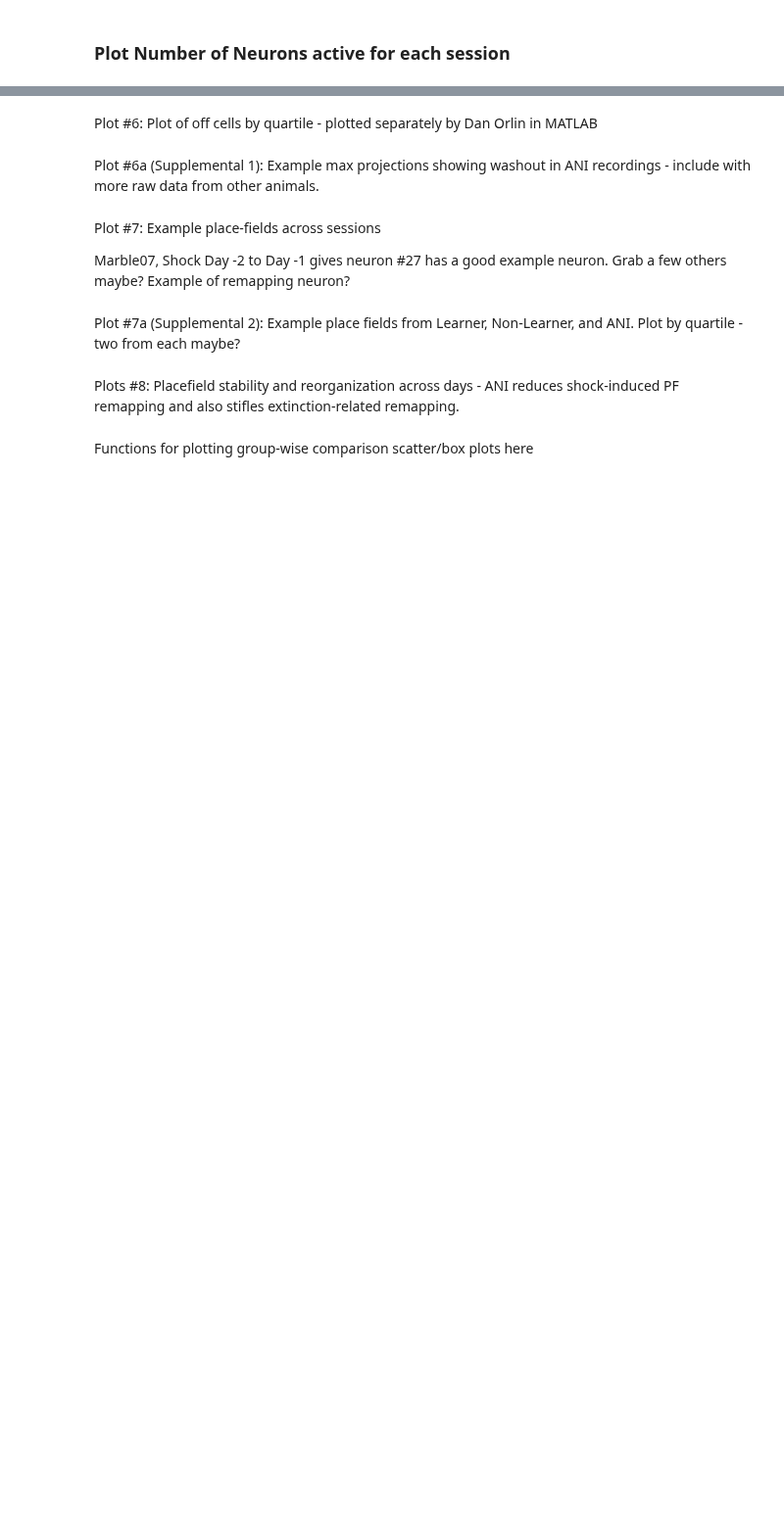
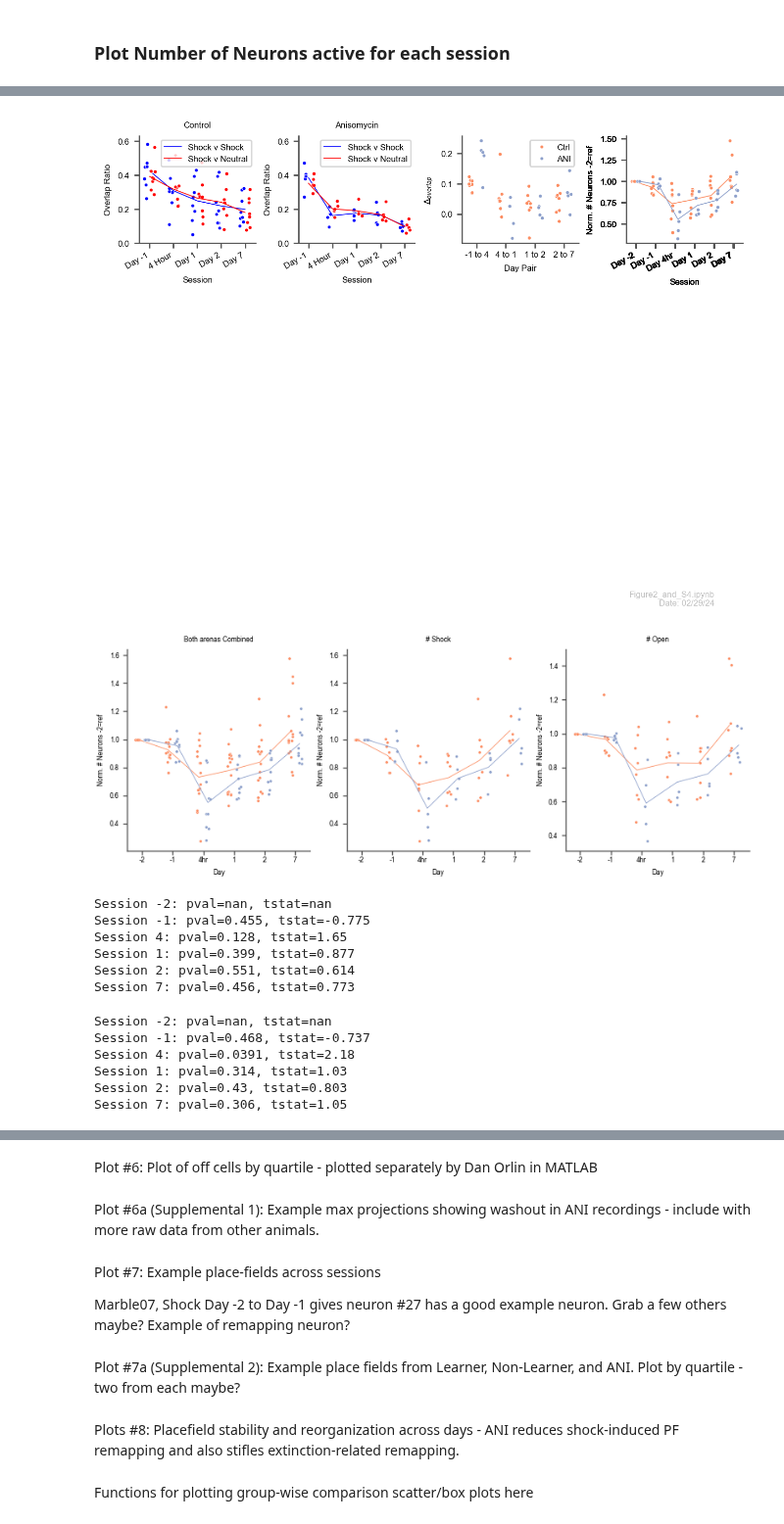
Before and after one commit to nkinsky/Eraser, a Jupyter notebook: Notebooks/Figure2_and_S4-5.ipynb, the cells around one changed output, grey strips where cells are left out. Shown at 98% size. Drawn from its saved outputs; the diff is of its cells as text; code cells hidden in the pictures; blank space fills up the shorter version.

```diff
--- a/Notebooks/Figure2_and_S4-5.ipynb
+++ b/Notebooks/Figure2_and_S4-5.ipynb
@@ -281,28 +353,75 @@ for day_pair in set(dolap_df['day_pair']):
 # %%
-# Aggregate #neurons
+# Aggregate #neurons and plot each
 
 days = [-2, -1, 4, 1, 2, 7]
+norm_sesh_ind = 0 # index of session from days array to normalize to
 
 arenas = ['Shock', 'Open']
-nneurons_comb = []
-for mice in [err.control_mice_good, err.ani_mice_good]:
+nneurons_comb, nneurons_mean_comb, nneurons_open_comb, nneurons_shock_comb = [], [], [], []
+df_list, df_mean_list = [], []
+for mice, grp in zip([err.control_mice_good, err.ani_mice_good], ["Control", "ANI"]):
 
     # # Get overlapping cell ratios for each day/arena using Shock day -2 as a reference
     nneurons = ct.get_group_num_neurons(mice, days=days, arenas=arenas)
+    df_list.append(nneurons_to_df(nneurons, arenas, days, mice, grp, norm_sesh_ind))
+    df_mean_list.append(nneurons_to_df(nneurons.mean(axis=1)[:, None, :], ['Combined'], days, mice, grp, norm_sesh_ind))
     nanimals = nneurons.shape[0]
     nneurons_comb.append(nneurons.reshape(int(2*nanimals), 1, len(days)))  # Combine both areas for each mouse
+    nneurons_mean_comb.append(nneurons.mean(axis=1)[:, None, :])
+    nneurons_shock_comb.append(nneurons[:, 0, :][:, None, :])
+    nneurons_open_comb.append(nneurons[:, 1, :][:, None, :])
+
+nneuron_df = pd.concat(df_list)
+nneuron_mean_df = pd.concat(df_mean_list)
 
 # Now plot - Total #s (un-normalized) plotted in supplemental
 ax_nn_comb, ax_nn_comb_stats = Fig2comb.subplot(444)
-# _, ax_nn_comb = plt.subplots()
+_, ax_nn_mean_comb = plt.subplots(1, 3, figsize=(8, 3))
 pal_use = sns.color_palette(palette='Set2', as_cmap=False)
 pal_use.pop(0)
-for nn, color, jitter in zip(nneurons_comb, pal_use[0:2], (-0.075, 0.075)):
-    ct.plot_num_neurons(nn, arena1='Combined', arena2=None, normalize='-2', colors=[color], jitter=jitter,
-                        markersize=2.0, ax=ax_nn_comb)
+for nn, nn_mean, nn_shock, nn_open, color, offset in zip(nneurons_comb, nneurons_mean_comb, nneurons_shock_comb, nneurons_open_comb,
+                                                           pal_use[0:2], (-0.15, 0.15)):
+    ct.plot_num_neurons(nn, arena1='Combined', arena2=None, normalize='-2', colors=[color], offset=offset, jitter=0.075,
+                        markersize=2.5, ax=ax_nn_mean_comb[0], markeredgecolor='w', markeredgewidth=0.3, linewidth=0.6)
+    ct.plot_num_neurons(nn_mean, arena1='Combined', arena2=None, normalize='-2', colors=[color], offset=offset, jitter=0.075,
+                        markersize=2.5, ax=ax_nn_comb, markeredgecolor='w', markeredgewidth=0.3, linewidth=0.6)
+    ct.plot_num_neurons(nn_shock, arena1='Combined', arena2=None, normalize='-2', colors=[color], offset=offset, jitter=0.075,
+                        markersize=2.5, ax=ax_nn_mean_comb[1], markeredgecolor='w', markeredgewidth=0.3, linewidth=0.6)
+    ct.plot_num_neurons(nn_open, arena1='Combined', arena2=None, normalize='-2', colors=[color], offset=offset, jitter=0.075,
+                        markersize=2.5, ax=ax_nn_mean_comb[2], markeredgecolor='w', markeredgewidth=0.3, linewidth=0.6)
+ax_nn_mean_comb[0].set_title('Both arenas Combined')
+ax_nn_mean_comb[1].set_title('# Shock')
+ax_nn_mean_comb[2].set_title('# Open')
+
+fix_xlabels(ax_nn_comb, rotate=True)
+Fig2.fig
+# %% [output]
+[figure, added]
+[figure, added]
+# %%
+# Stats for mean # neurons
+nneurons_norm = [ct.norm_num_neurons(nn, 0) for nn in nneurons_mean_comb]
+ax_nn_comb_stats.text(0.1, 0.8, 'Between group norm. # neurons stats')
+ytext = 0.7
+for idd, day in enumerate(days):
+    # Separate data points for each arena
+    n_ctrl = nneurons_norm[0][:, :, idd].reshape(-1)
+    n_ani = nneurons_norm[1][:, :, idd].reshape(-1)
+    tstat, pval = sstats.ttest_ind(n_ctrl, n_ani)
+    print(f'Session {day}: pval={pval:0.3g}, tstat={tstat:0.3g}')
+    ax_nn_comb_stats.text(0.1, ytext, f'Session {day}: pval={pval:0.3g}, tstat={tstat:0.3g}')
+    ytext -= 0.1
+# %% [output]
+Session -2: pval=nan, tstat=nan
+Session -1: pval=0.455, tstat=-0.775
+Session 4: pval=0.128, tstat=1.65
+Session 1: pval=0.399, tstat=0.877
+Session 2: pval=0.551, tstat=0.614
+Session 7: pval=0.456, tstat=0.773
 # %%
+# stats for all neurons combined
 nneurons_norm = [ct.norm_num_neurons(nn, 0) for nn in nneurons_comb]
-ax_nn_comb_stats.text(0.1, 0.8, 'Between group norm. # neurons stats')
+# ax_nn_comb_stats.text(0.1, 0.8, 'Between group norm. # neurons stats')
 ytext = 0.7
 for idd, day in enumerate(days):
     # Separate data points for each arena
@@ -310,5 +429,12 @@ for idd, day in enumerate(days):
     n_ani = nneurons_norm[1][:, :, idd].reshape(-1)
     tstat, pval = sstats.ttest_ind(n_ctrl, n_ani)
     print(f'Session {day}: pval={pval:0.3g}, tstat={tstat:0.3g}')
-    ax_nn_comb_stats.text(0.1, ytext, f'Session {day}: pval={pval:0.3g}, tstat={tstat:0.3g}')
+    # ax_nn_comb_stats.text(0.1, ytext, f'Session {day}: pval={pval:0.3g}, tstat={tstat:0.3g}')
     ytext -= 0.1
+# %% [output]
+Session -2: pval=nan, tstat=nan
+Session -1: pval=0.468, tstat=-0.737
+Session 4: pval=0.0391, tstat=2.18
+Session 1: pval=0.314, tstat=1.03
+Session 2: pval=0.43, tstat=0.803
+Session 7: pval=0.306, tstat=1.05
```
Also changed, not shown: parts of 22 cells of this notebook.
